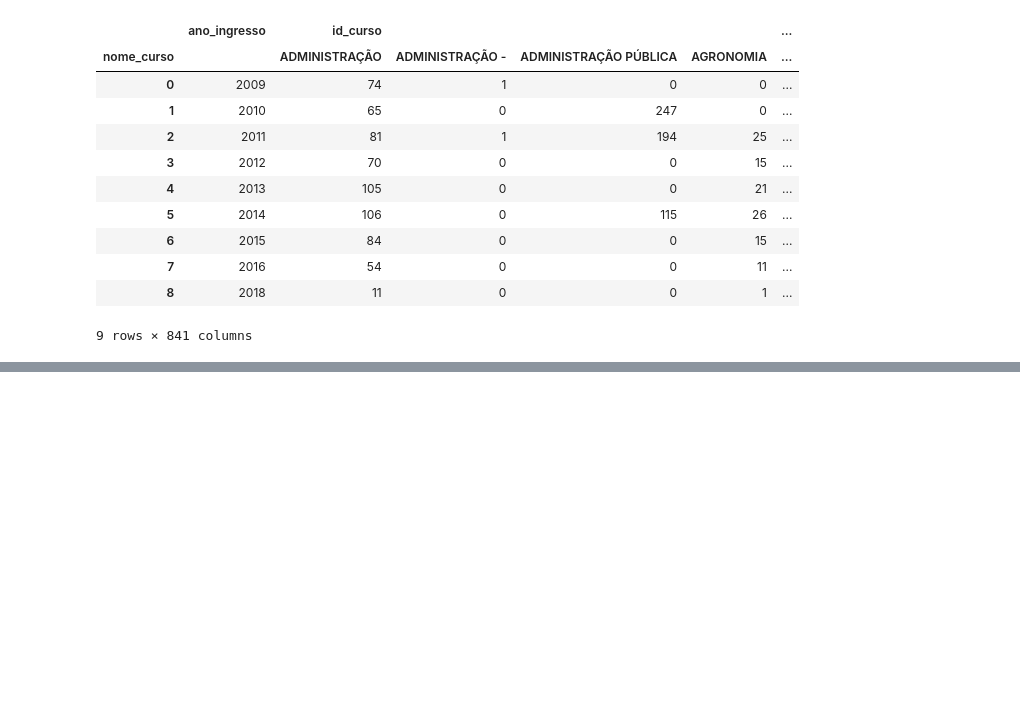
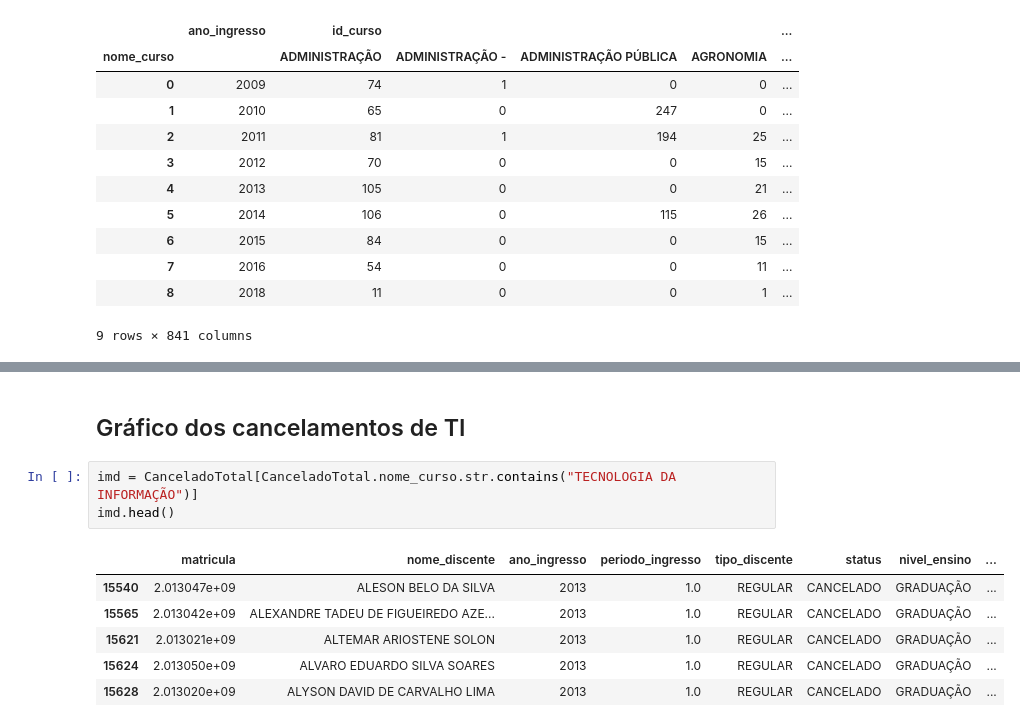
Before and after one commit to bigodel/UFRN-course-analysis, a Jupyter notebook: src/course_analysis.ipynb, the cells around one changed output, grey strips where cells are left out. Cells and saved outputs as stored; diff of their text form; blank space fills up the shorter version.

```diff
--- a/src/course_analysis.ipynb
+++ b/src/course_analysis.ipynb
@@ -205,0 +225,12 @@ plt.show()
+# %% [markdown]
+## Gráfico dos cancelamentos de TI ##
+# %%
+imd = CanceladoTotal[CanceladoTotal.nome_curso.str.contains("TECNOLOGIA DA INFORMAÇÃO")]
+imd.head()
+# %% [output]
+|  | matricula | nome_discente | ano_ingresso | periodo_ingresso | tipo_discente | status | nivel_ensino | ... |
+| 15540 | 2.013047e+09 | ALESON BELO DA SILVA | 2013 | 1.0 | REGULAR | CANCELADO | GRADUAÇÃO | ... |
+| 15565 | 2.013042e+09 | ALEXANDRE TADEU DE FIGUEIREDO AZE... | 2013 | 1.0 | REGULAR | CANCELADO | GRADUAÇÃO | ... |
+| 15621 | 2.013021e+09 | ALTEMAR ARIOSTENE SOLON | 2013 | 1.0 | REGULAR | CANCELADO | GRADUAÇÃO | ... |
+| 15624 | 2.013050e+09 | ALVARO EDUARDO SILVA SOARES | 2013 | 1.0 | REGULAR | CANCELADO | GRADUAÇÃO | ... |
+| 15628 | 2.013020e+09 | ALYSON DAVID DE CARVALHO LIMA | 2013 | 1.0 | REGULAR | CANCELADO | GRADUAÇÃO | ... |
```
Also changed, not shown: parts of 9 cells of this notebook.
